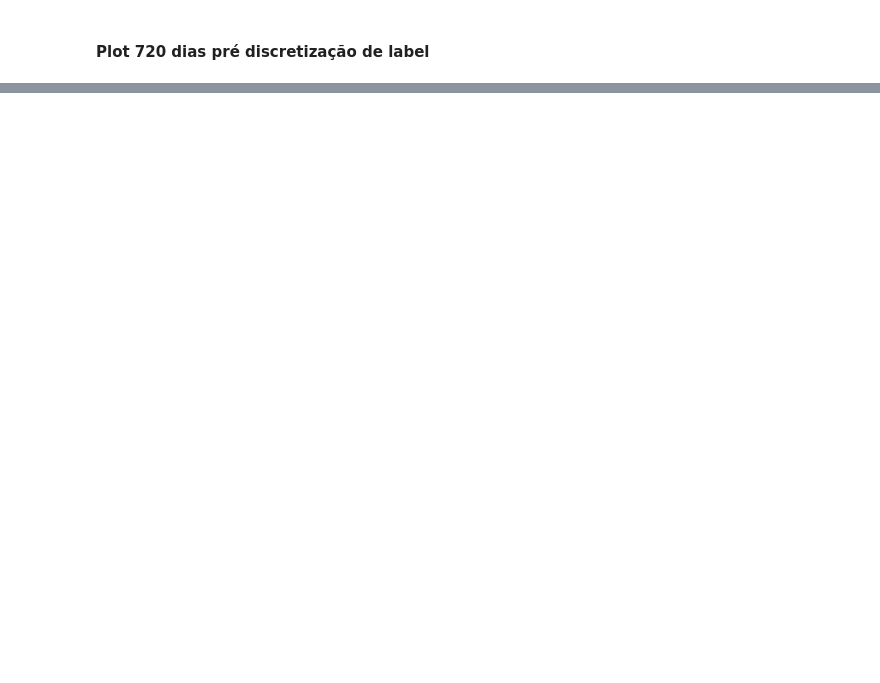
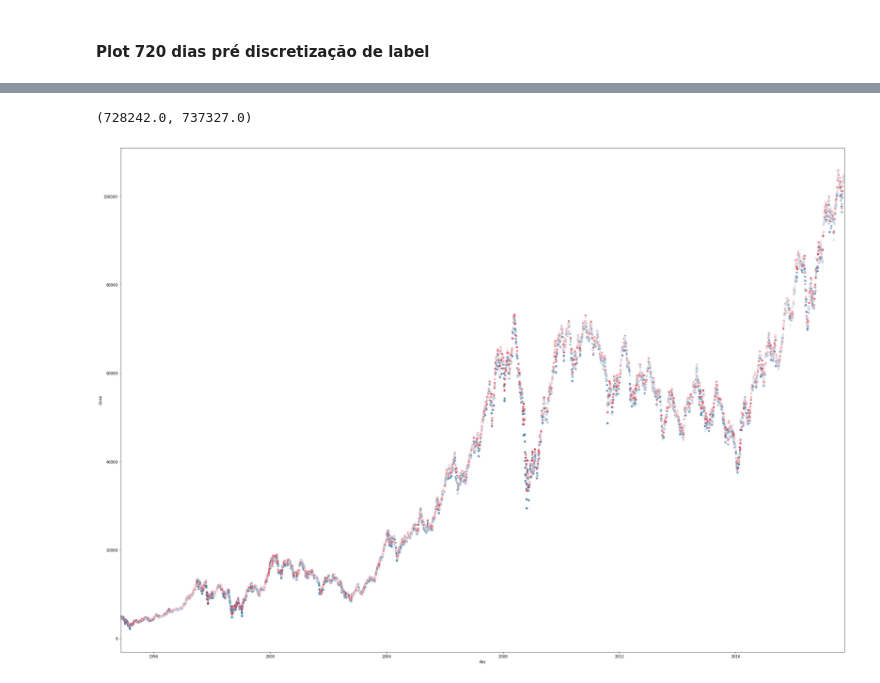
Before and after one commit to E-Trindade/complex_networks-bvsp, a Jupyter notebook: Ep2.ipynb, the cells around one changed output, grey strips where cells are left out. Saved outputs shown, nothing was run; the diff lists cells and outputs as text; code cells hidden in the pictures; blank space fills up the shorter version.

```diff
--- a/Ep2.ipynb
+++ b/Ep2.ipynb
@@ -528,0 +561,6 @@ plt.savefig('plots/classified_720.png')
+# %%
+q = pd.DataFrame({
+    'close': bvsp_labeled.close,
+    'delta_score': bvsp_labeled.close.rolling(2).apply(lambda x: (x[1] / x[0]))
+})[1:]
+q
@@ -528,0 +582,16 @@ plt.savefig('plots/classified_720.png')
+# %%
+palette = sns.diverging_palette(240, 10, n=q.delta_score.unique().size)
+t = q.reset_index()
+
+plt.figure(figsize=(35, 25))
+ax = plt.subplot()
+sns.scatterplot(x='day', y='close', data=t,
+                hue='delta_score', palette=palette,
+                s=25, markers=['o'], edgecolor=None, legend=None)
+
+ax.set_xlim(t.day.min(), t.day.max())
+# plt.title('Histórico completo, classificado')
+# plt.savefig('plots/classified_720.png')
+# %% [output]
+(728242.0, 737327.0)
+[figure, added]
```
Also changed, not shown: parts of 23 cells of this notebook, 8 other files.
